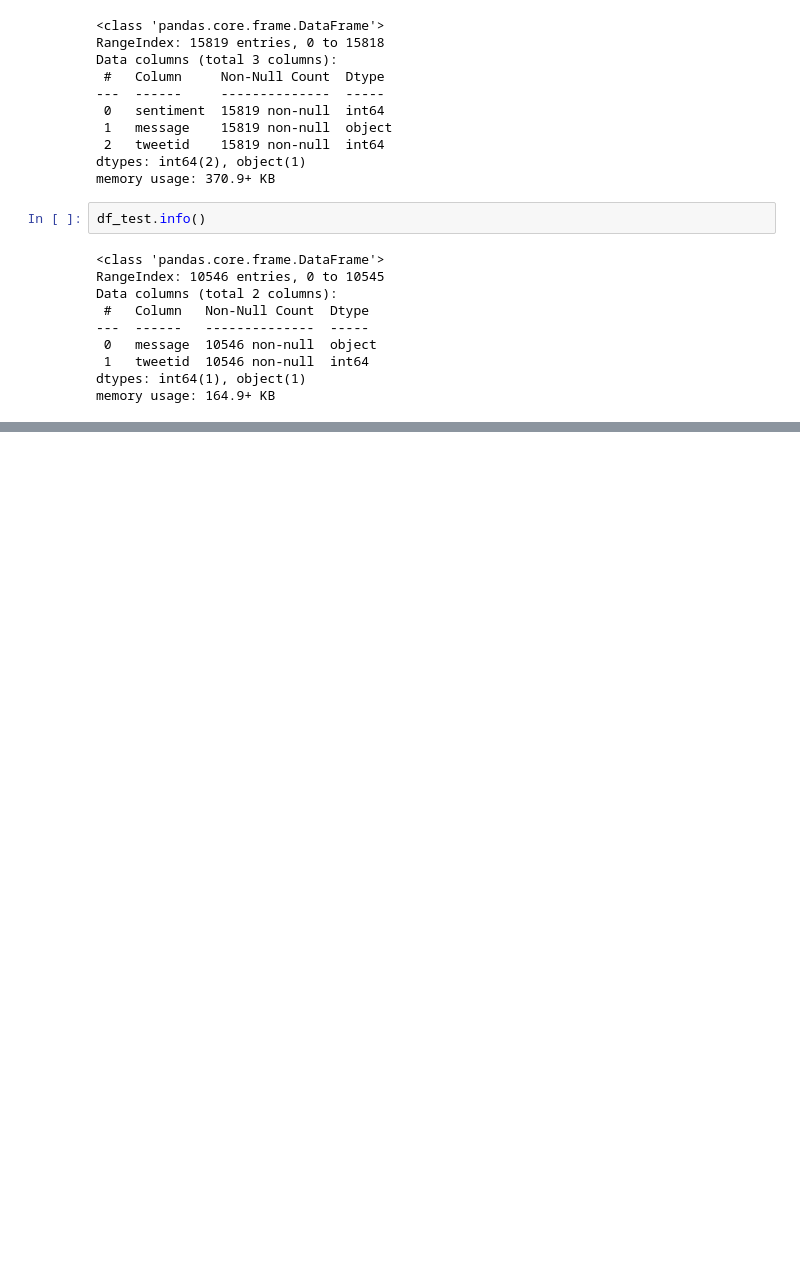
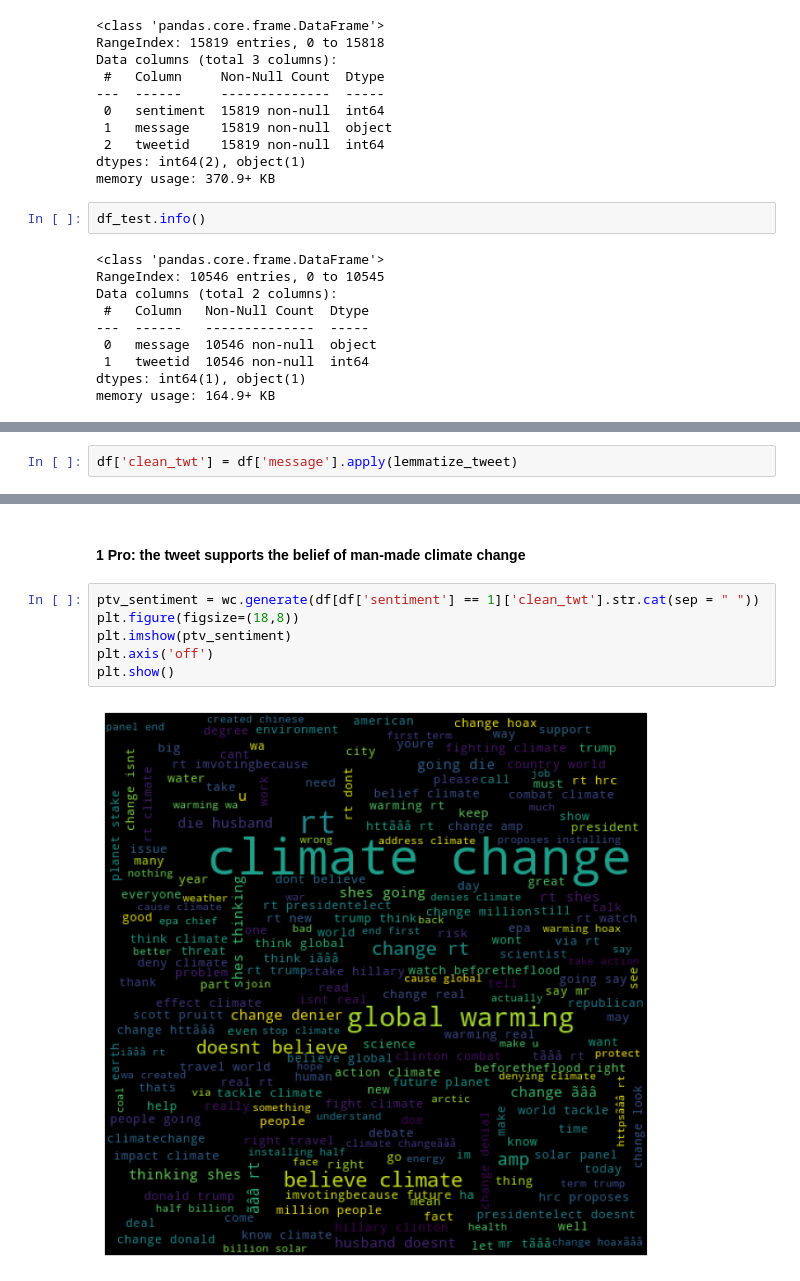
Before and after one commit to RaveEx12/classification-predict-streamlit-template, a Jupyter notebook: Classification_predict.ipynb, the cells around one changed output, grey strips where cells are left out. Saved outputs shown, nothing was run; the diff lists cells and outputs as text; blank space fills up the shorter version.

```diff
--- a/Classification_predict.ipynb
+++ b/Classification_predict.ipynb
@@ -133,0 +271,2 @@ plt.title("Distribution of sentiment");
+# %%
+df['clean_twt'] = df['message'].apply(lemmatize_tweet)
@@ -133,0 +332,10 @@ plt.title("Distribution of sentiment");
+# %% [markdown]
+#### 1 Pro: the tweet supports the belief of man-made climate change
+# %%
+ptv_sentiment = wc.generate(df[df['sentiment'] == 1]['clean_twt'].str.cat(sep = " "))
+plt.figure(figsize=(18,8))
+plt.imshow(ptv_sentiment)
+plt.axis('off')
+plt.show()
+# %% [output]
+[figure, added]
```
Also changed, not shown: parts of 47 cells of this notebook, 2 other files.
